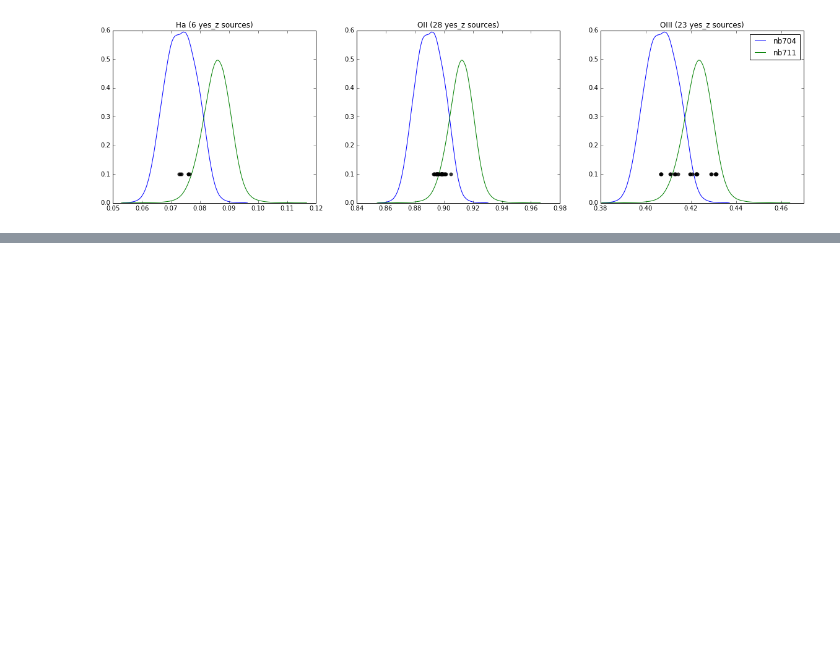
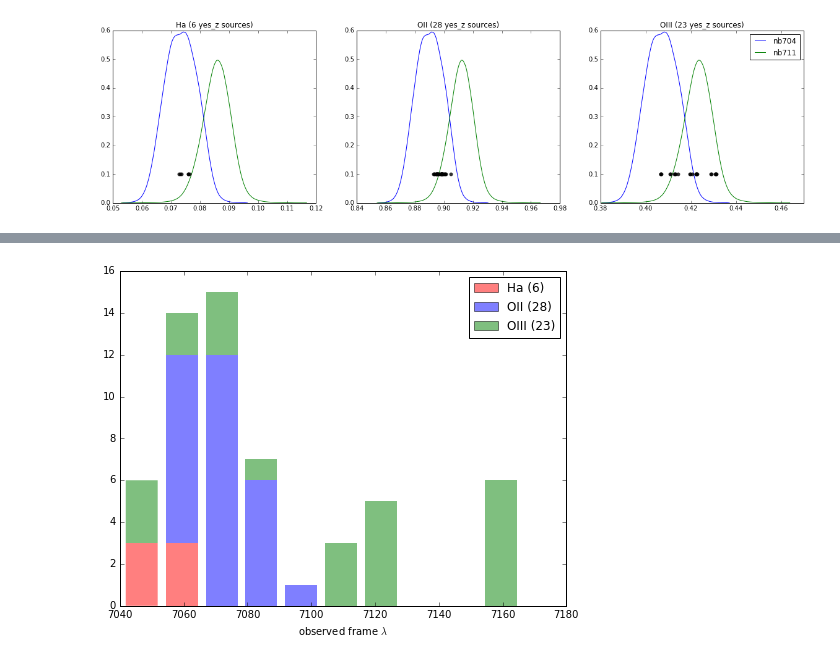
Before and after one commit to kaitshin/LowM_MainSequence, a Jupyter notebook: dual_emitting_filter_corrections.ipynb, the cells around one changed output, grey strips where cells are left out. Saved outputs shown, nothing was run; the diff lists cells and outputs as text; code cells hidden in the pictures; blank space fills up the shorter version.

Commit message:
added a stacked hist

```diff
--- a/dual_emitting_filter_corrections.ipynb
+++ b/dual_emitting_filter_corrections.ipynb
@@ -156,10 +213,12 @@ f.set_size_inches(10,14)
 #  You would plot: (1+zspec) * [6562.8, 5006.8, or 3727]
 # %%
 f, ax = plt.subplots(1,3)
+
+xlists = [[],[],[]]
 for i, line, ltitle in zip(range(3), [6562.8, 3727.0, 5006.8], ['Ha', 'OII', 'OIII']):
     lmatch = np.array([x for x in range(len(dual)) if ltitle+'-NB7' in NAME0[dual][x]])
     yz = lmatch[np.where((zspec0[dual[lmatch]] > 0) & (zspec0[dual[lmatch]] < 9))[0]]
-    print (1+zspec0[dual[yz]])*line
+    xlists[i] = (1+zspec0[dual[yz]])*line
     ax[i].hist((1+zspec0[dual[yz]])*line)
 
 f.set_size_inches(20,5)
@@ -177,0 +243,10 @@ f.set_size_inches(20,5)
+# %%
+ctype = ['red','blue','green']
+labels = ['Ha ('+str(len(xlists[0]))+')', 'OII ('+str(len(xlists[1]))+')', 'OIII ('+str(len(xlists[2]))+')']
+plt.hist(xlists, alpha=0.5, edgecolor='none', stacked=True,
+         histtype='bar', align='mid', color=ctype, label=labels)
+plt.xlabel(r'observed frame $\lambda$')
+plt.legend()
+plt.gcf().set_size_inches(8,6)
+# %% [output]
+[figure, added]
```
Also changed, not shown: parts of 11 cells of this notebook.
